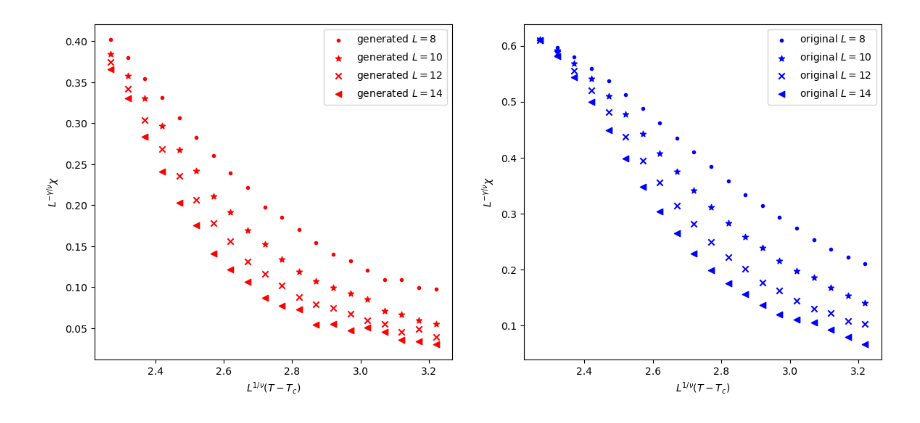
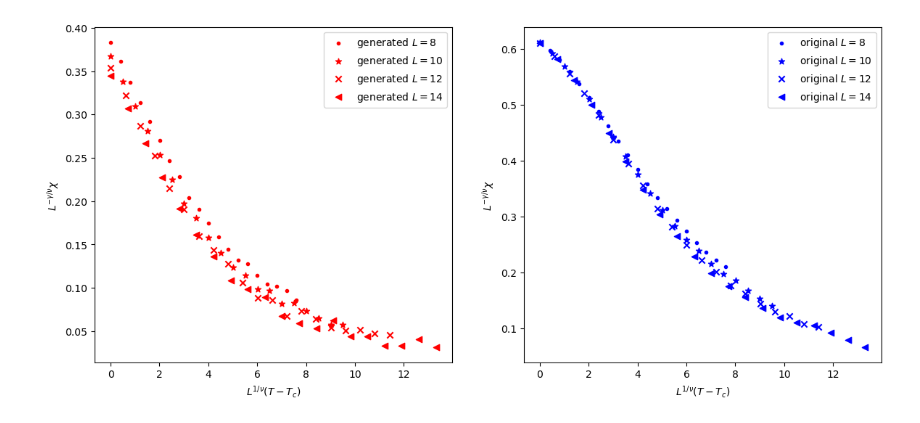
Before and after one commit to bsfn-0323/diffusion, a Jupyter notebook: gaussDiff_constraint_analisi.ipynb, the cells around one changed output. Cells and saved outputs as stored; diff of their text form; code cells hidden in the pictures.

```diff
--- a/gaussDiff_constraint_analisi.ipynb
+++ b/gaussDiff_constraint_analisi.ipynb
@@ -42,7 +49,7 @@ Tmin = 2.27
 Tmax = 3.22
 meas = 20
 Ts = np.linspace(Tmin,Tmax,meas)
-diffTemp = 2
+diffTemp = np.linspace(0.001,2,20)
 nSteps = 300
 dt = 0.02
 P = 100000
@@ -48,0 +59,21 @@ P = 100000
+# %%
+idx = 9
+data = load_original_data(Ls[1],Ts[idx],200000)
+data_recon_lin = load_data_lin(Ls[1]**2,diffTemp,100000,Ts[idx],nSteps,dt,last=True)
+data_recon = load_data(Ls[1],diffTemp,100000,Ts[idx],nSteps,dt,last=False)
+
+dist,gr = radial_corr(data)
+dist,gr_recon_lin = radial_corr(data_recon_lin)
+dist,gr_recon = radial_corr(data_recon)
+cov1 = np.cov(data.T)
+cov2 = np.cov(data_recon_lin.T)
+cov3= np.cov(data_recon.T)
+plt.plot(dist,gr)
+plt.plot(dist,gr_recon)
+plt.plot(dist,gr_recon_lin)
+plt.scatter([*range(10)],cov1[0,:10])
+plt.scatter([*range(10)],cov3[0,:10])
+plt.scatter([*range(10)],cov2[0,:10])
+#plt.yscale("log")
+#plt.imshow(np.cov(data_recon.T))
+#plt.colorbar()
@@ -58,6 +92,7 @@ for l,L in enumerate(Ls):
         data = load_original_data(L,T,200000)
         magn = np.mean(data,axis = 1)
         susc_true[l][t] = L**2*(np.mean(magn**2) - np.mean(magn)**2)/T
+        del data
 # %%
 Tc = 2/np.log(1+2**0.5)
 plt.figure(figsize = (14,6))
@@ -90,20 +125,21 @@ for l,L in enumerate(Ls):
         data = load_original_data(L,T,200000)
         magn = np.mean(data,axis = 1)
         binder_true[l][t] = getBinder(magn)
+        del data
 # %%
 Tc = 2/np.log(1+2**0.5)
 plt.figure(figsize = (14,6))
 mks = [".","*","x","<"]
 for l,L in enumerate(Ls):
     plt.subplot(1,2,1)
-    plt.scatter(Ts,binder_recon[l],color = "red",marker=mks[l],label = rf"generated $L = {L}$")
+    plt.scatter(L*(Ts-Tc),binder_recon[l],color = "red",marker=mks[l],label = rf"generated $L = {L}$")
     plt.xlabel(r"$L^{1/\nu}(T-T_c)$")
     plt.ylabel(r"$L^{-\gamma/\nu}\chi$")
     plt.legend()
     plt.subplot(1,2,2)
-    plt.scatter(Ts,binder_true[l],color = "blue",marker=mks[l],label = rf"original $L = {L}$")
+    plt.scatter(L*(Ts-Tc),binder_true[l],color = "blue",marker=mks[l],label = rf"original $L = {L}$")
     plt.xlabel(r"$L^{1/\nu}(T-T_c)$")
     plt.ylabel(r"$L^{-\gamma/\nu}\chi$")
     plt.legend()
 # %% [output]
-[figure, old version]
+[figure, new version]
```
Also changed, not shown: parts of 5 cells of this notebook, 2 other files.
